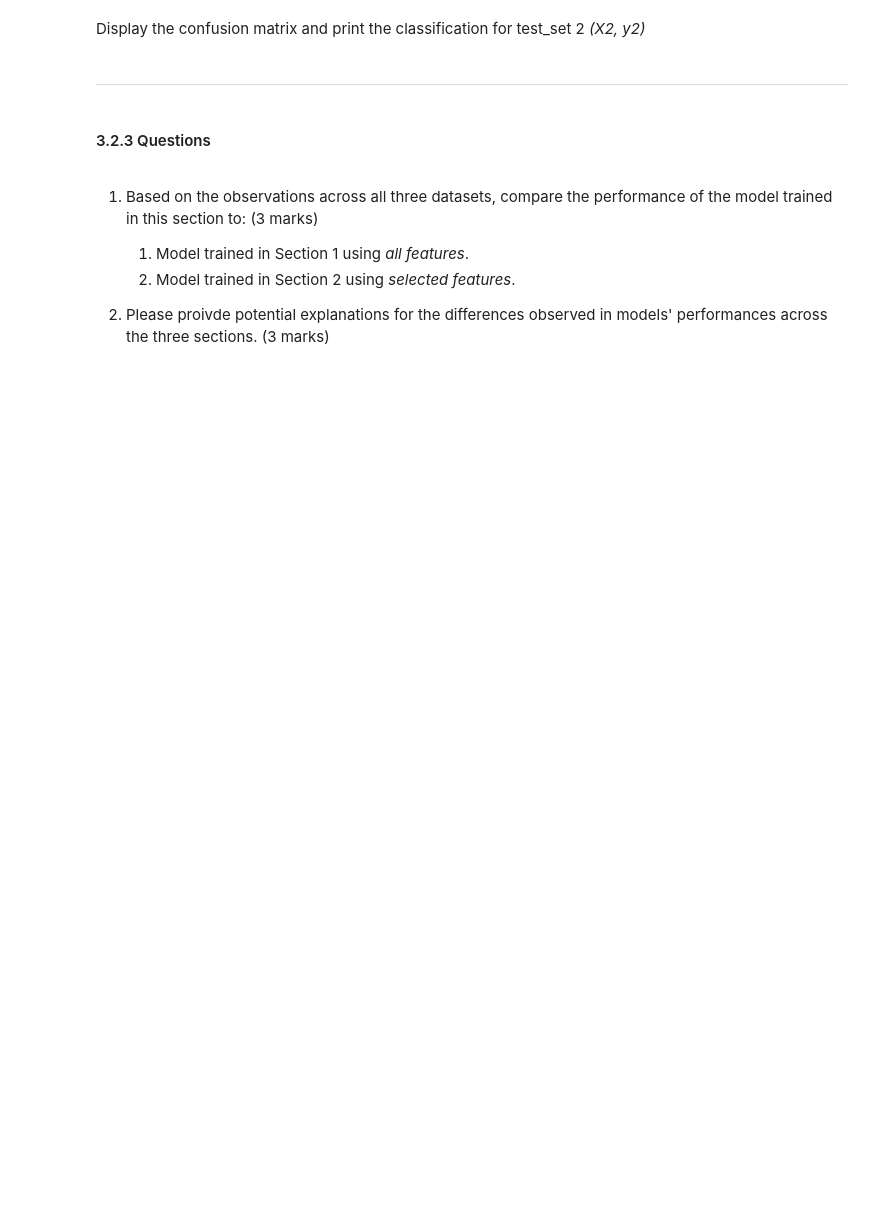
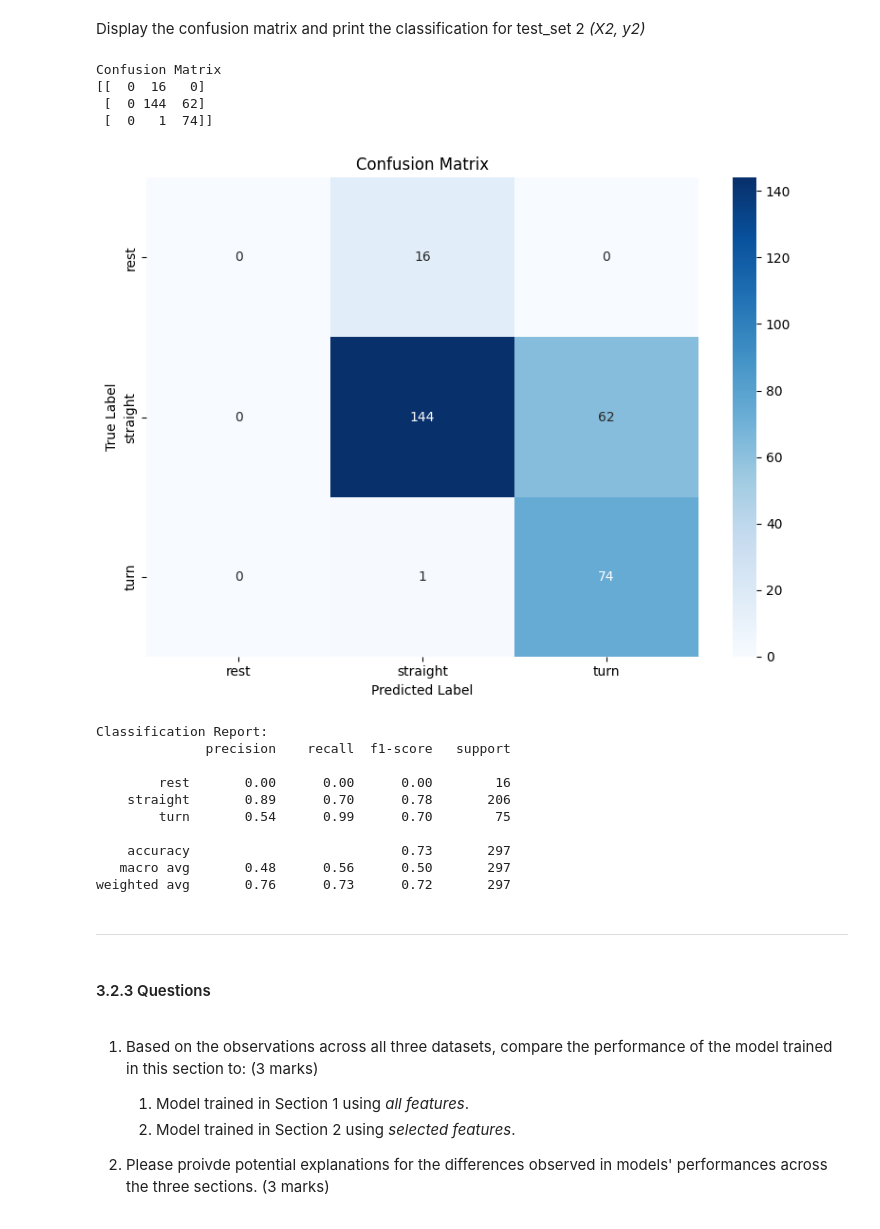
Before and after one commit to quinnledingham/engg680_2024_fall, a Jupyter notebook: Lab_Assignment4/VehicleMotionStateClassification.ipynb, the cells around one changed output. Cells and saved outputs as stored; diff of their text form; code cells hidden in the pictures; blank space fills up the shorter version.

```diff
--- a/Lab_Assignment4/VehicleMotionStateClassification.ipynb
+++ b/Lab_Assignment4/VehicleMotionStateClassification.ipynb
@@ -569,5 +741,7 @@ X1.head(2)
 # %%
 # TODO - Load the target vector from test_set2 into y2, and the group selected features from test_set2 into X2
-# y2 =
-# X2 =
+
+y2 = test_set2['motion_state']
+
+X2 = test_set2[selected_features]
 X2.head(2)
@@ -589,6 +815,25 @@ Display the confusion matrix and print the classification for test_set 1 *(X1, y
 Display the confusion matrix and print the classification for test_set 2 *(X2, y2)*
 # %%
 # TODO - Display confusion matrix and print classification report for (X2, y2)
+# For test_set2
+y2_pred = best_model.predict(X2)
+display_cm_cr(y2, y2_pred)
+# %% [output]
+Confusion Matrix
+[[  0  16   0]
+ [  0 144  62]
+ [  0   1  74]]
+[figure, added]
+Classification Report:
+              precision    recall  f1-score   support
+
+        rest       0.00      0.00      0.00        16
+    straight       0.89      0.70      0.78       206
+        turn       0.54      0.99      0.70        75
+
+    accuracy                           0.73       297
+   macro avg       0.48      0.56      0.50       297
+weighted avg       0.76      0.73      0.72       297
 # %% [markdown]
 ___
 # %% [markdown]
```
Also changed, not shown: parts of 18 cells of this notebook.
